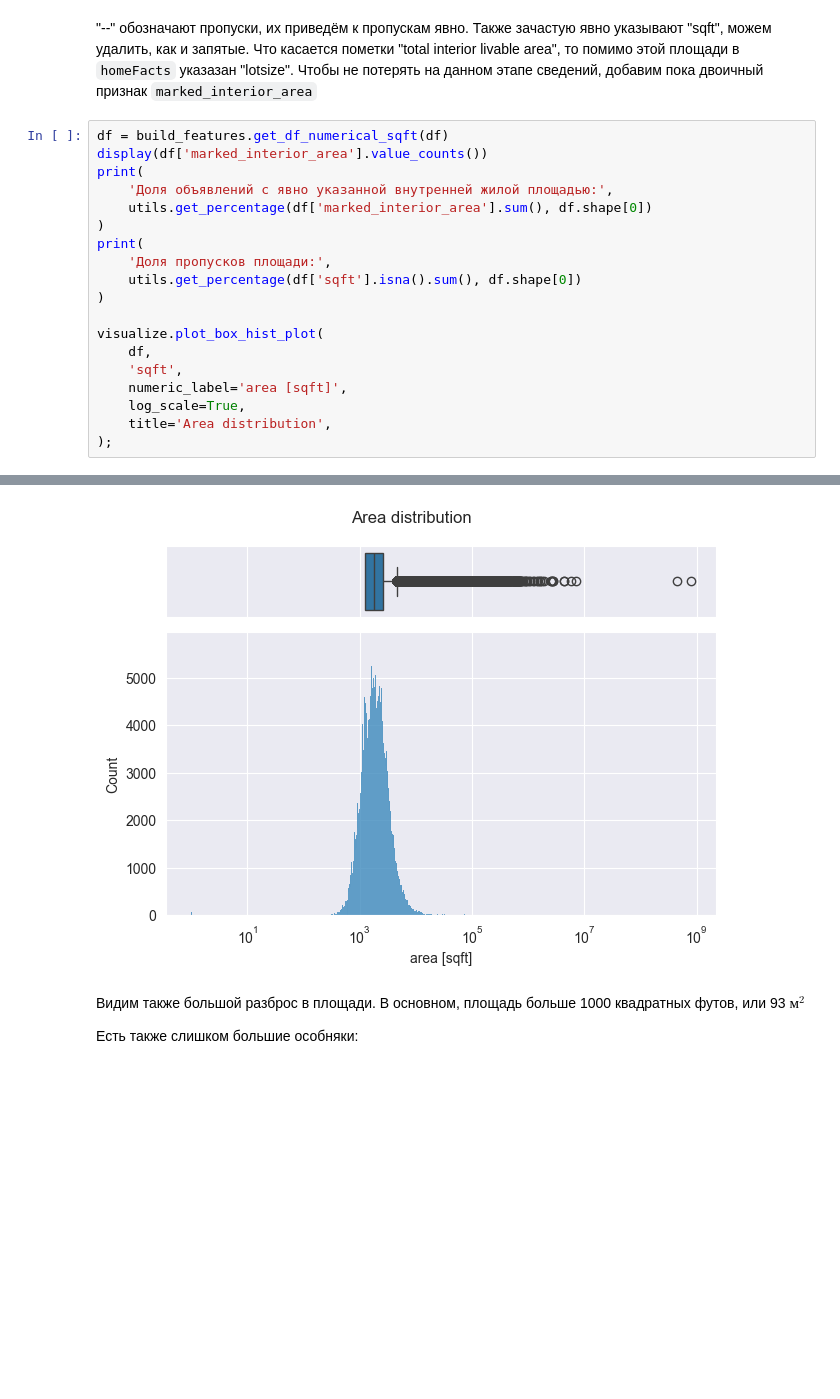
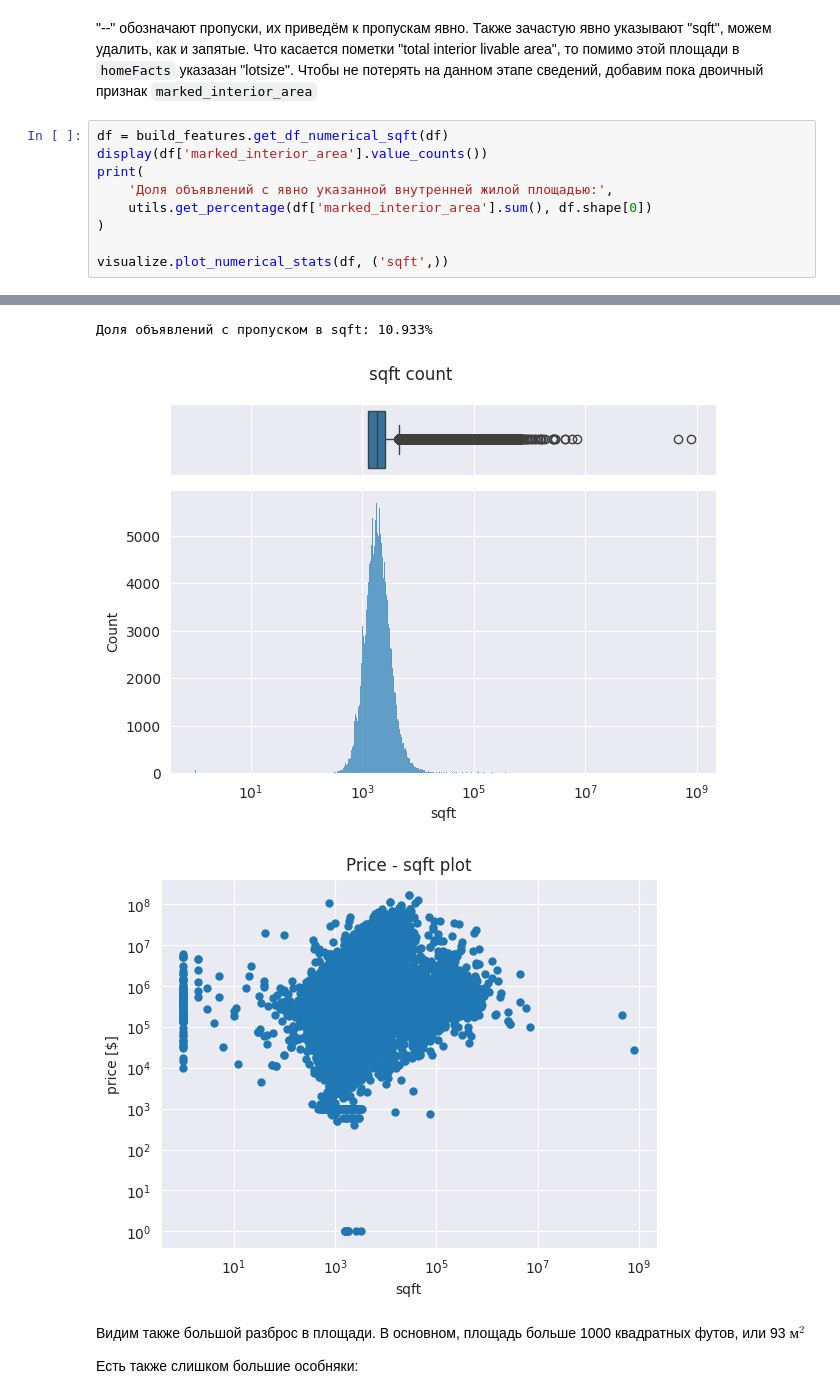
Before and after one commit to mvulf/housing_cost, a Jupyter notebook: notebooks/1.0-mv-data-understanding.ipynb, the cells around one changed output, grey strips where cells are left out. Cells and saved outputs as stored; diff of their text form; blank space fills up the shorter version.

```diff
--- a/notebooks/1.0-mv-data-understanding.ipynb
+++ b/notebooks/1.0-mv-data-understanding.ipynb
@@ -485,18 +485,8 @@ print(
     'Доля объявлений с явно указанной внутренней жилой площадью:',
     utils.get_percentage(df['marked_interior_area'].sum(), df.shape[0])
 )
-print(
-    'Доля пропусков площади:',
-    utils.get_percentage(df['sqft'].isna().sum(), df.shape[0])
-)
 
-visualize.plot_box_hist_plot(
-    df,
-    'sqft',
-    numeric_label='area [sqft]',
-    log_scale=True,
-    title='Area distribution',
-);
+visualize.plot_numerical_stats(df, ('sqft',))
 # %% [output]
 marked_interior_area
 False    350963
@@ -507,4 +506,6 @@ Name: count, dtype: int64
+Доля объявлений с пропуском в sqft: 10.933%
-[figure, old version]
+[figure, new version]
+[figure, added]
 # %% [markdown]
 Видим также большой разброс в площади.
 В основном, площадь больше 1000 квадратных футов, или 93 $м^2$
```
Also changed, not shown: parts of 21 cells of this notebook, 8 other files.
